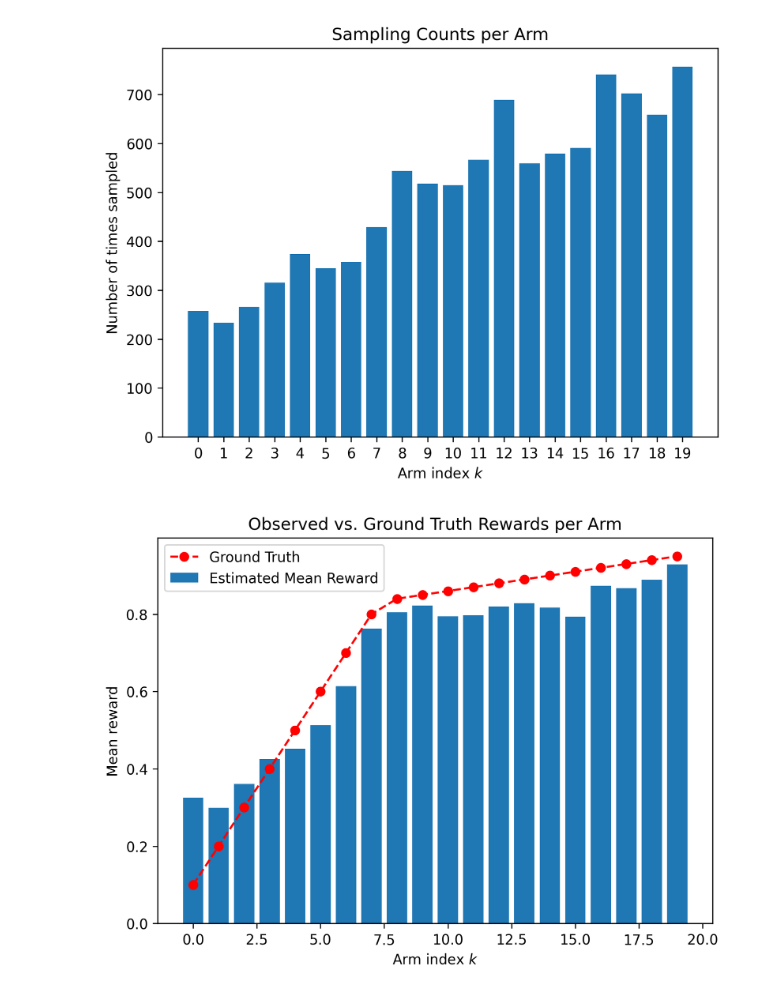
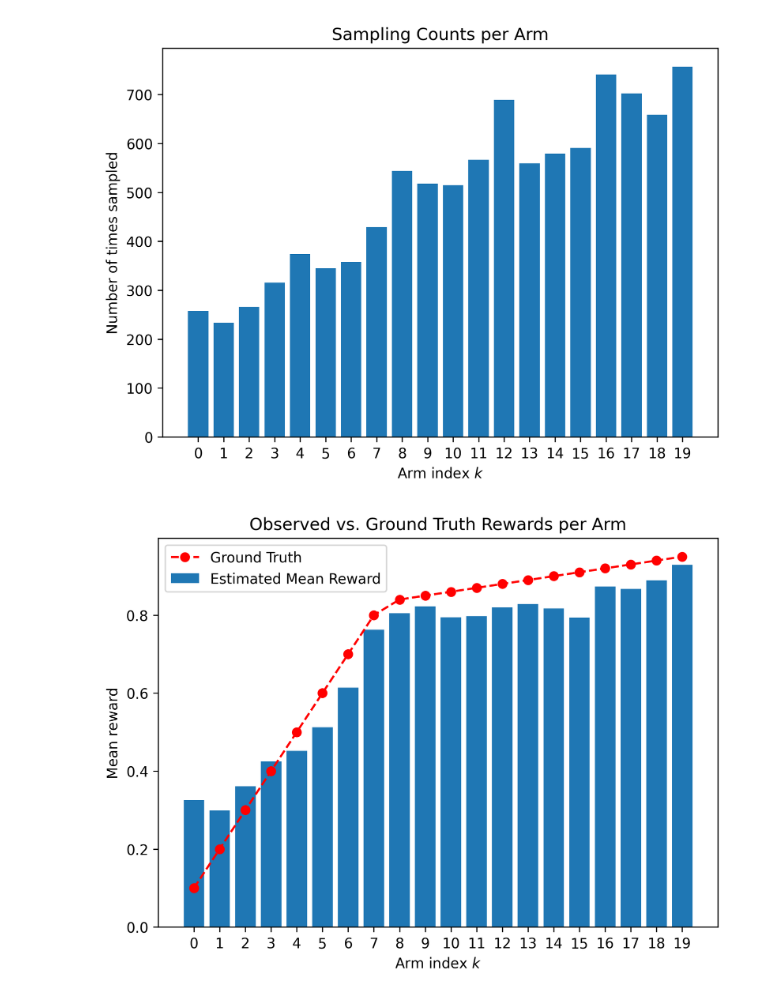
Before and after one commit to zsc2003/ShanghaiTech-SI252-Final-Project, a Jupyter notebook: stochastic_bandit/further_expole/distribution.ipynb, the cells around one changed output. Drawn from its saved outputs; the diff is of its cells as text; code cells hidden in the pictures.

Commit message:
upload distribution visualization

```diff
--- a/stochastic_bandit/further_expole/distribution.ipynb
+++ b/stochastic_bandit/further_expole/distribution.ipynb
@@ -25,31 +25,32 @@ plt.show()
 
 # ===== 4. Figure 2: Mean observed reward per arm & Ground Truth =====
 mean_reward_per_arm = []
 for k in range(K):
     mask = (actions == k)
     if mask.any():
         mean_reward_per_arm.append(rewards[mask].mean())
     else:
         mean_reward_per_arm.append(np.nan)
 
 theta_oracled = np.array([
     0.1, 0.2, 0.3, 0.4, 0.5,
     0.6, 0.7, 0.8, 0.84, 0.85,
     0.86, 0.87, 0.88, 0.89, 0.9,
     0.91, 0.92, 0.93, 0.94, 0.95
 ])
 
 x = np.arange(K)
 plt.figure()
 plt.bar(x, mean_reward_per_arm, label='Estimated Mean Reward')
 plt.plot(x, theta_oracled, marker='o', linestyle='--', color='r', label='Ground Truth')
 plt.xlabel('Arm index $k$')
 plt.ylabel('Mean reward')
 plt.title('Observed vs. Ground Truth Rewards per Arm')
 plt.legend()
 plt.tight_layout()
+plt.xticks(range(0,20))
 plt.gcf().set_dpi(300)
 plt.show()
 # %% [output]
 [figure]
-[figure, old version]
+[figure, new version]
```
